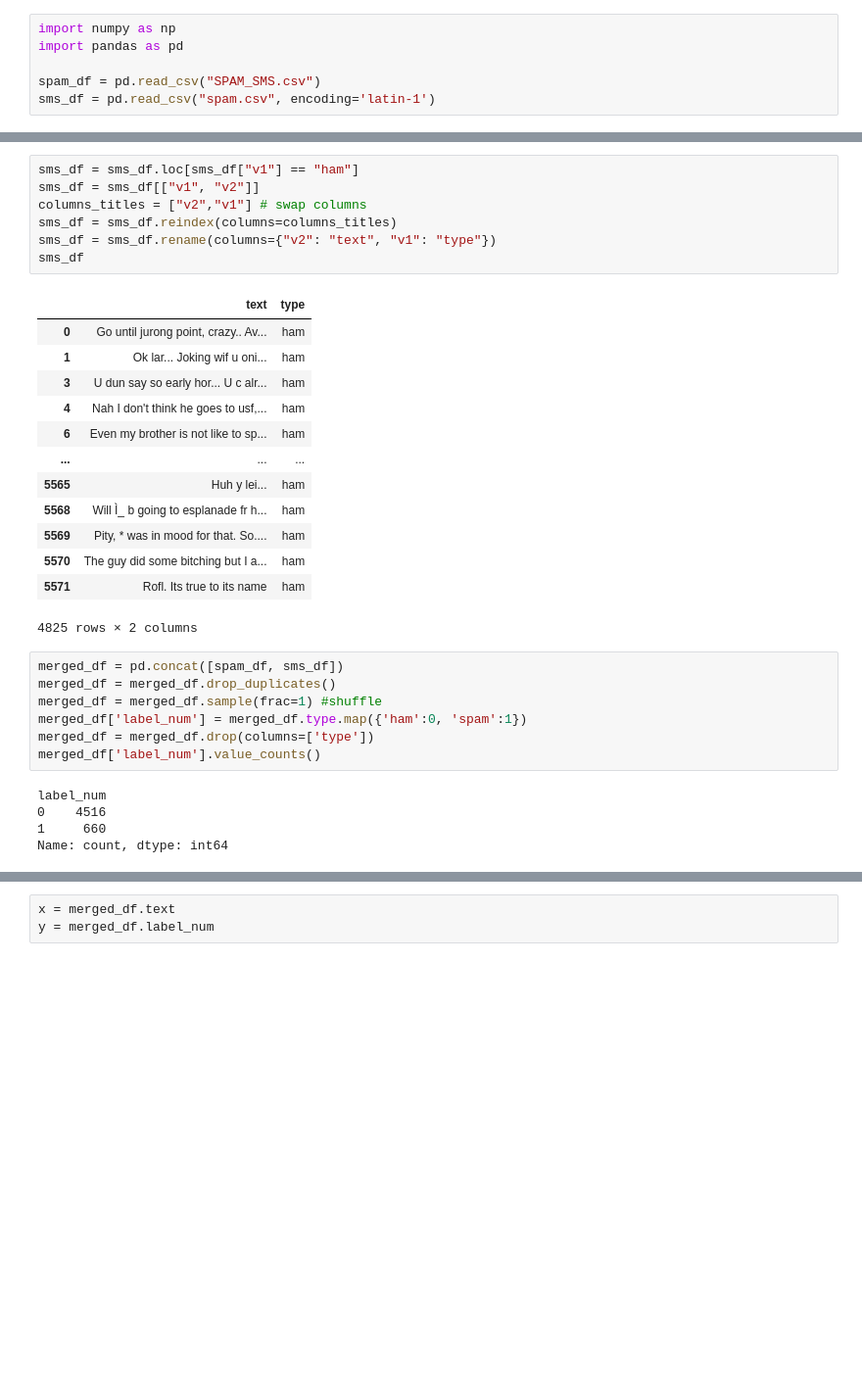
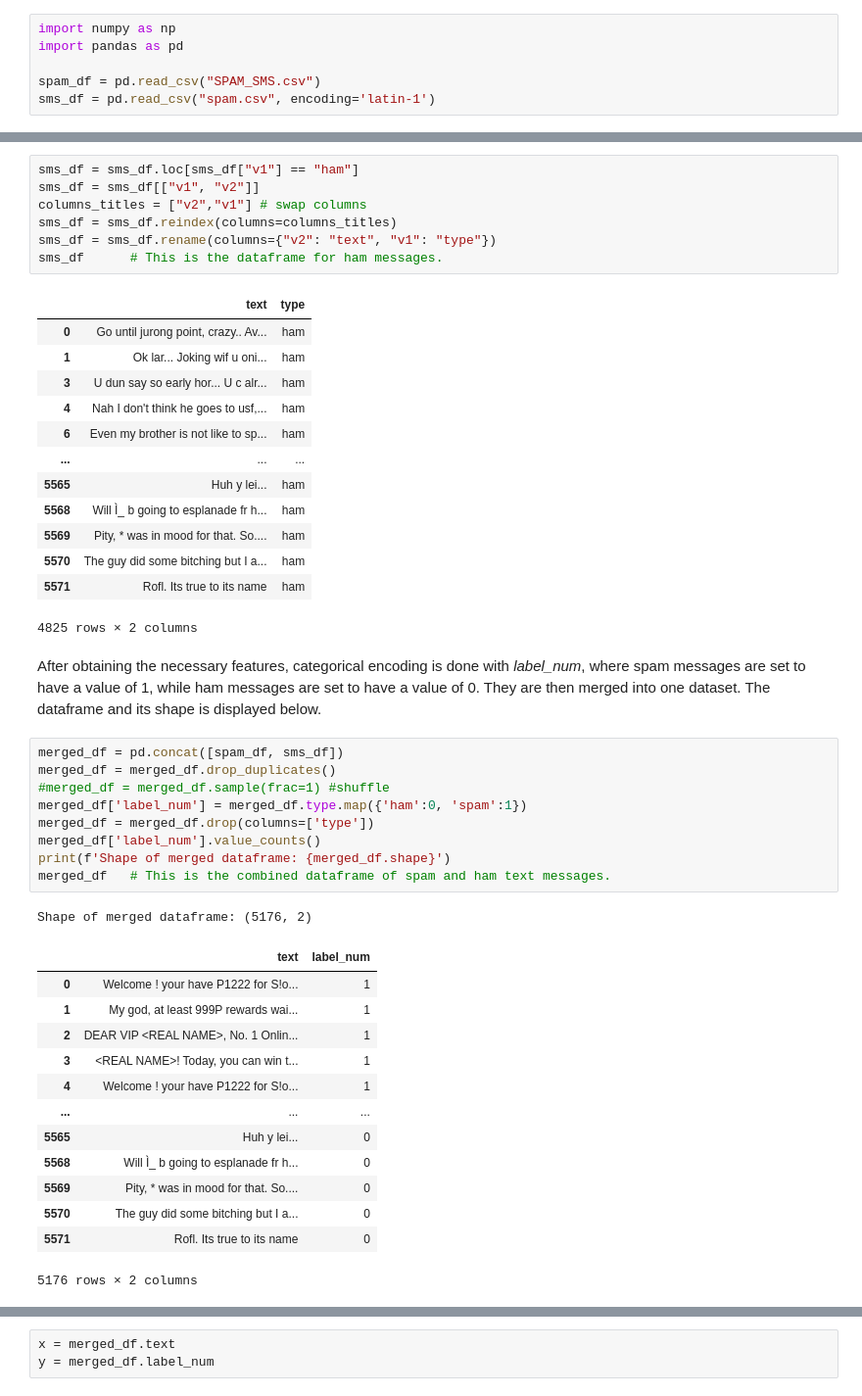
Before and after one commit to Cytical/cs180project, a Jupyter notebook: CS180_Project.ipynb, the cells around one changed output, grey strips where cells are left out. Shown at 98% size. Cells and saved outputs as stored; diff of their text form; blank space fills up the shorter version.

```diff
--- a/CS180_Project.ipynb
+++ b/CS180_Project.ipynb
@@ -28,7 +42,7 @@ sms_df = sms_df[["v1", "v2"]]
 columns_titles = ["v2","v1"] # swap columns
 sms_df = sms_df.reindex(columns=columns_titles)
 sms_df = sms_df.rename(columns={"v2": "text", "v1": "type"})
-sms_df
+sms_df      # This is the dataframe for ham messages.
 # %% [output]
 |  | text | type |
 | 0 | Go until jurong point, crazy.. Av... | ham |
@@ -43,15 +57,29 @@ sms_df
 | 5570 | The guy did some bitching but I a... | ham |
 | 5571 | Rofl. Its true to its name | ham |
 4825 rows × 2 columns
+# %% [markdown]
+After obtaining the necessary features, categorical encoding is done with <i>label_num</i>, where spam messages are set to have a value of 1, while ham messages are set to have a value of 0. They are then merged into one dataset. The dataframe and its shape is displayed below.
 # %%
 merged_df = pd.concat([spam_df, sms_df])
 merged_df = merged_df.drop_duplicates()
-merged_df = merged_df.sample(frac=1) #shuffle
+#merged_df = merged_df.sample(frac=1) #shuffle
 merged_df['label_num'] = merged_df.type.map({'ham':0, 'spam':1})
 merged_df = merged_df.drop(columns=['type'])
 merged_df['label_num'].value_counts()
+print(f'Shape of merged dataframe: {merged_df.shape}')
+merged_df   # This is the combined dataframe of spam and ham text messages.
 # %% [output]
-label_num
-0    4516
-1     660
-Name: count, dtype: int64
+Shape of merged dataframe: (5176, 2)
+|  | text | label_num |
+| 0 | Welcome ! your have P1222 for S!o... | 1 |
+| 1 | My god, at least 999P rewards wai... | 1 |
+| 2 | DEAR VIP <REAL NAME>, No. 1 Onlin... | 1 |
+| 3 | <REAL NAME>! Today, you can win t... | 1 |
+| 4 | Welcome ! your have P1222 for S!o... | 1 |
+| ... | ... | ... |
+| 5565 | Huh y lei... | 0 |
+| 5568 | Will Ì_ b going to esplanade fr h... | 0 |
+| 5569 | Pity, * was in mood for that. So.... | 0 |
+| 5570 | The guy did some bitching but I a... | 0 |
+| 5571 | Rofl. Its true to its name | 0 |
+5176 rows × 2 columns
```
Also changed, not shown: parts of 25 cells of this notebook.
